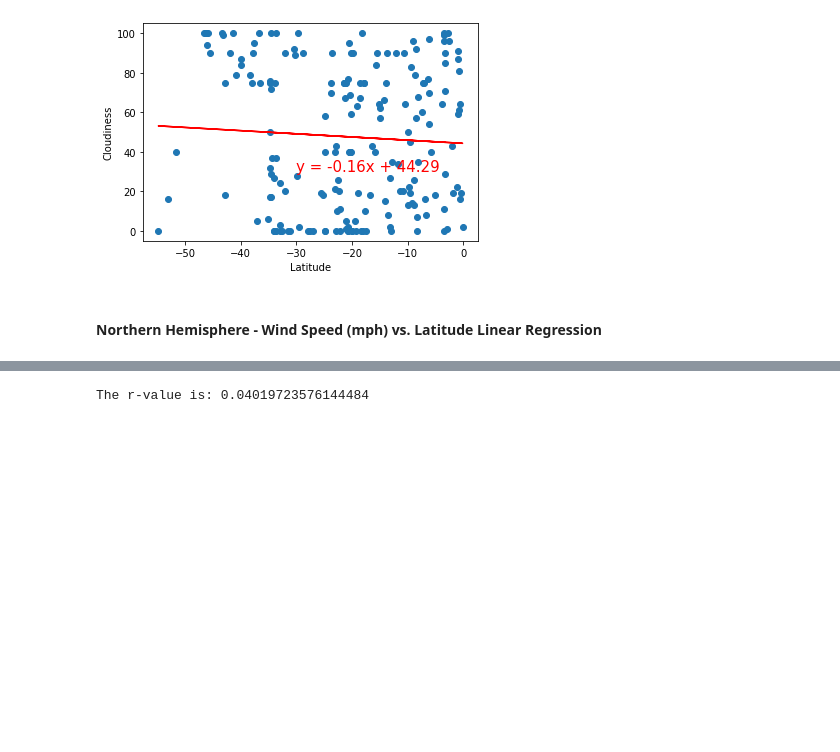
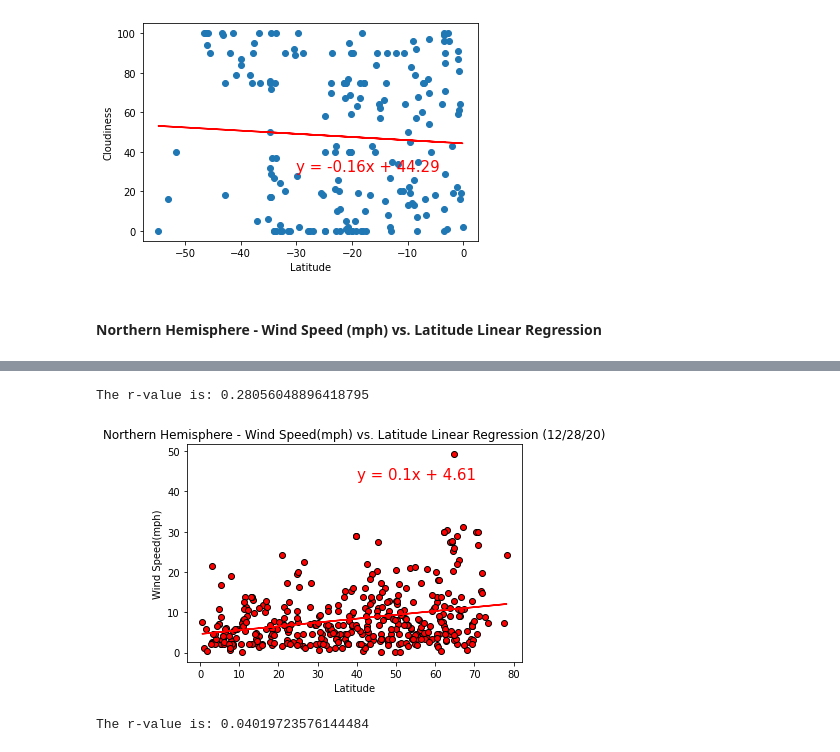
Before and after one commit to jordan-gilmartin/geo-mapping-with-APIs, a Jupyter notebook: WeatherPy/WeatherPy.ipynb, the cells around one changed output, grey strips where cells are left out. Saved outputs shown, nothing was run; the diff lists cells and outputs as text; code cells hidden in the pictures; blank space fills up the shorter version.

Commit message:
Final Regressions for WeatherPy

```diff
--- a/WeatherPy/WeatherPy.ipynb
+++ b/WeatherPy/WeatherPy.ipynb
@@ -728,0 +738,3 @@ The r-value is: 0.0035263772085582894
+# %%
+LatNorthWind_df = cleanddrop_df.loc[cleanddrop_df["Lat"] >= 0,:]
+LatNorthWind_df.head()
@@ -729,3 +761,21 @@ The r-value is: 0.0035263772085582894
+# %%
+x_values = LatNorthWind_df["Lat"]
+y_values = LatNorthWind_df["Wind Speed"]
+(slope, intercept, rvalue, pvalue, stderr) = linregress(x_values, y_values)
+regress_values = x_values * slope + intercept
+line_eq = "y = " + str(round(slope,2)) + "x + " + str(round(intercept,2))
+plt.scatter(x_values, y_values, color="r", marker="o", edgecolors="black")
+plt.plot(x_values,regress_values,"r-")
+plt.annotate(line_eq,(40,43),fontsize=15,color="red")
+plt.xlabel("Latitude")
+plt.ylabel("Wind Speed(mph)")
+plt.title("Northern Hemisphere - Wind Speed(mph) vs. Latitude Linear Regression (12/28/20)")
+plt.savefig("Output/LatvsWindSpeed - Regression - Northern Hem.png")
+print(f"The r-value is: {rvalue}")
+plt.show()
+# %% [output]
+The r-value is: 0.28056048896418795
+[figure, added]
 # %%
 # %% [output]
 The r-value is: 0.04019723576144484
```
Also changed, not shown: parts of 7 cells of this notebook, 2 other files.
